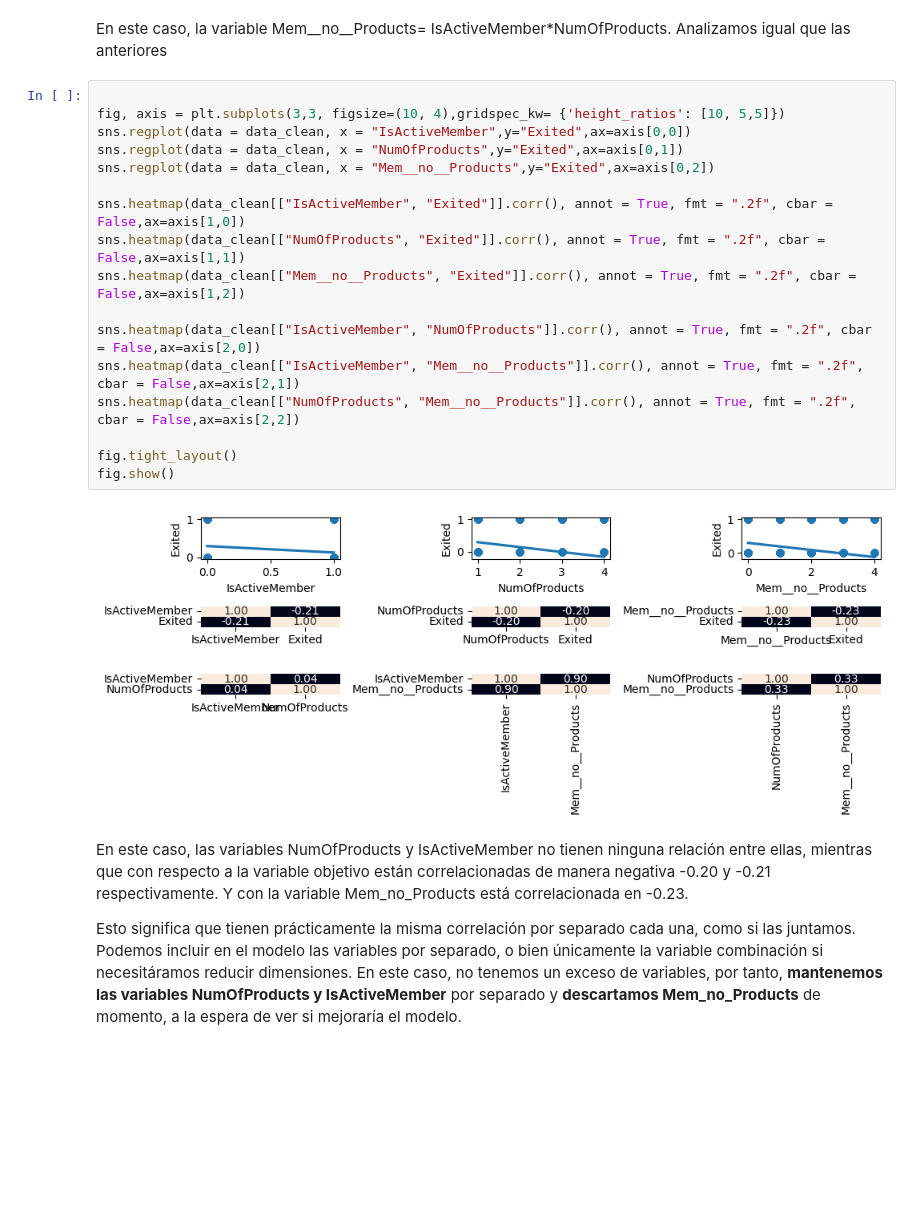
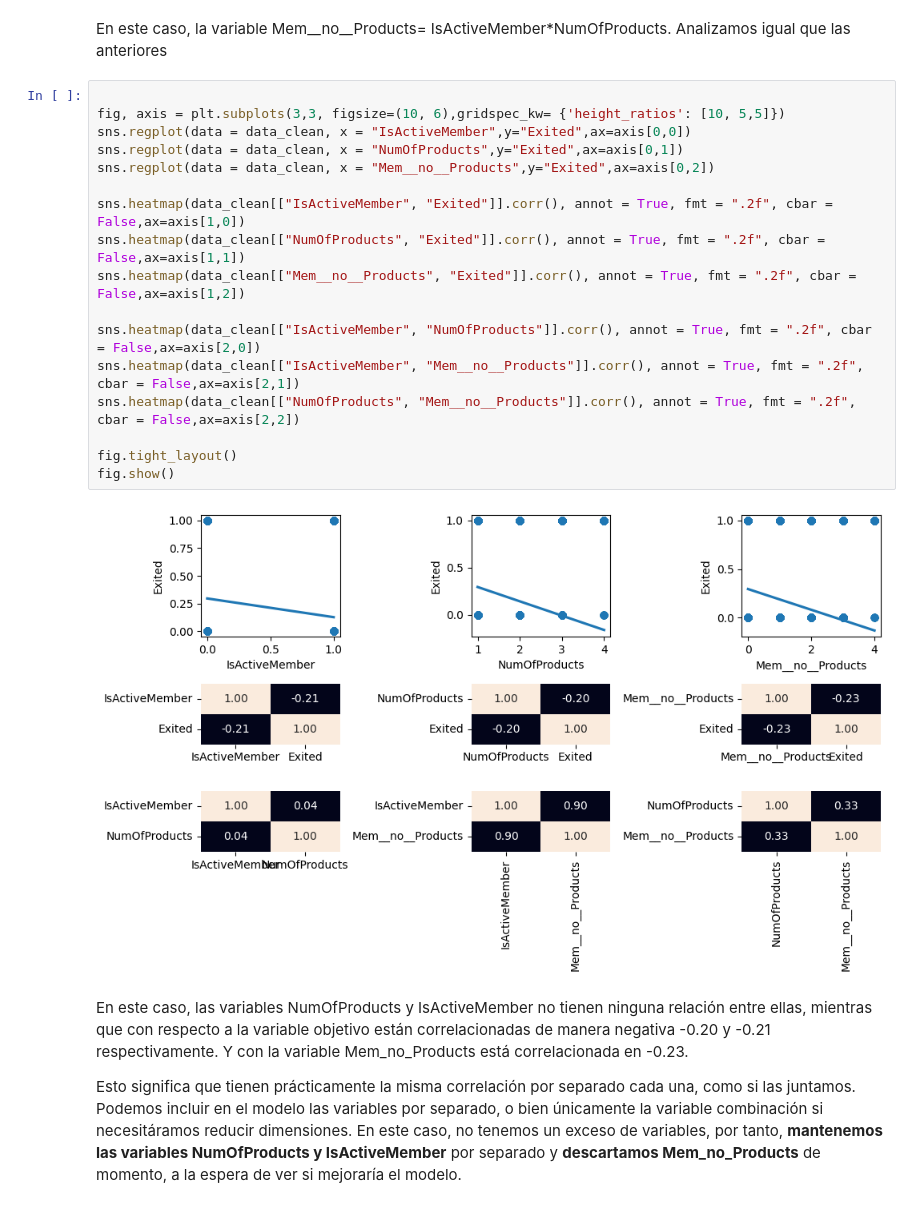
Before and after one commit to 4GeeksAcademy/Proyecto-Bank-Churn-Eli-Isa, a Jupyter notebook: src/explore-Isa.ipynb, the cells around one changed output. Saved outputs shown, nothing was run; the diff lists cells and outputs as text; blank space fills up the shorter version.

```diff
--- a/src/explore-Isa.ipynb
+++ b/src/explore-Isa.ipynb
@@ -426,23 +436,23 @@ data_clean[['IsActiveMember','NumOfProducts','Mem__no__Products']].head()
 En este caso, la variable Mem__no__Products= IsActiveMember*NumOfProducts. Analizamos igual que las anteriores
 # %%
 
-fig, axis = plt.subplots(3,3, figsize=(10, 4),gridspec_kw= {'height_ratios': [10, 5,5]})
+fig, axis = plt.subplots(3,3, figsize=(10, 6),gridspec_kw= {'height_ratios': [10, 5,5]})
 sns.regplot(data = data_clean, x = "IsActiveMember",y="Exited",ax=axis[0,0])
 sns.regplot(data = data_clean, x = "NumOfProducts",y="Exited",ax=axis[0,1])
 sns.regplot(data = data_clean, x = "Mem__no__Products",y="Exited",ax=axis[0,2])
 
 sns.heatmap(data_clean[["IsActiveMember", "Exited"]].corr(), annot = True, fmt = ".2f", cbar = False,ax=axis[1,0])
 sns.heatmap(data_clean[["NumOfProducts", "Exited"]].corr(), annot = True, fmt = ".2f", cbar = False,ax=axis[1,1])
 sns.heatmap(data_clean[["Mem__no__Products", "Exited"]].corr(), annot = True, fmt = ".2f", cbar = False,ax=axis[1,2])
 
 sns.heatmap(data_clean[["IsActiveMember", "NumOfProducts"]].corr(), annot = True, fmt = ".2f", cbar = False,ax=axis[2,0])
 sns.heatmap(data_clean[["IsActiveMember", "Mem__no__Products"]].corr(), annot = True, fmt = ".2f", cbar = False,ax=axis[2,1])
 sns.heatmap(data_clean[["NumOfProducts", "Mem__no__Products"]].corr(), annot = True, fmt = ".2f", cbar = False,ax=axis[2,2])
 
 fig.tight_layout()
 fig.show()
 # %% [output]
-[figure, old version]
+[figure, new version]
 # %% [markdown]
 En este caso, las variables NumOfProducts y IsActiveMember no tienen ninguna relación entre ellas, mientras que con respecto a la variable objetivo están correlacionadas de manera negativa -0.20 y -0.21 respectivamente. Y con la variable Mem_no_Products está correlacionada en -0.23.
 
```
Also changed, not shown: parts of 26 cells of this notebook.
